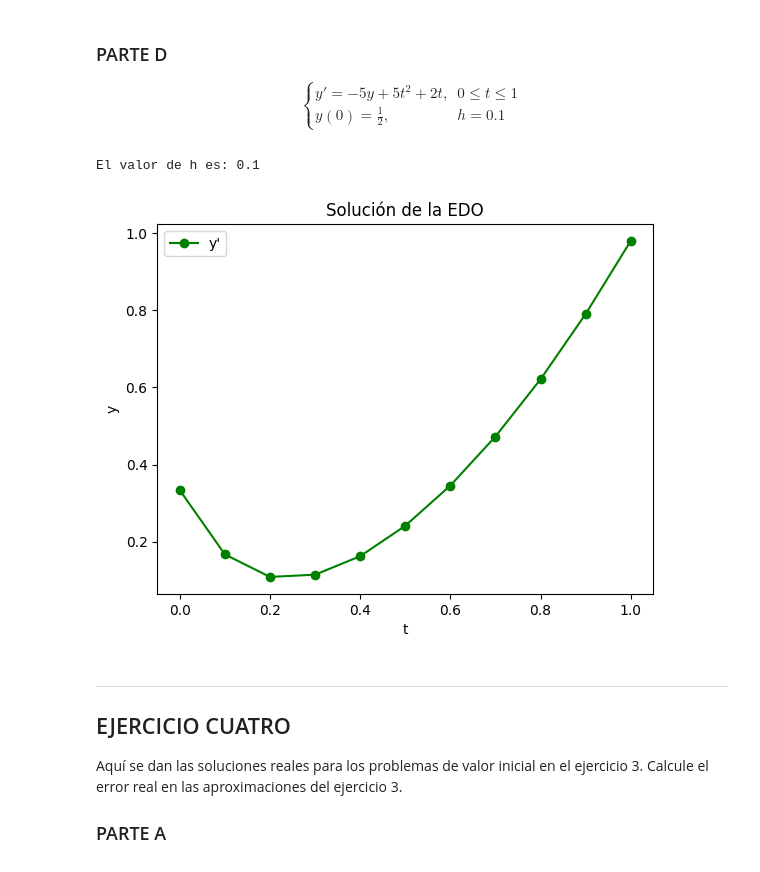
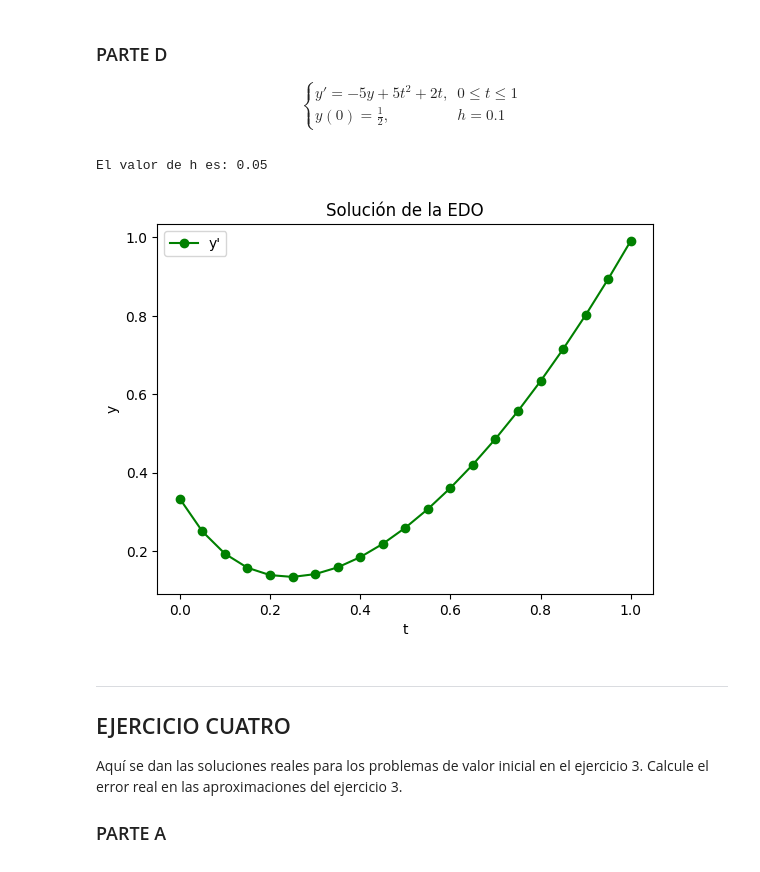
Before and after one commit to ImYasid/METODOS_NUMERICOS, a Jupyter notebook: [TAREAS]/[TAREA 12]/[Tarea 12] Ejercicios Unidad 05-A ODE método de Euler.ipynb, the cells around one changed output. Drawn from its saved outputs; the diff is of its cells as text; code cells hidden in the pictures.

```diff
--- a/[TAREAS]/[TAREA 12]/[Tarea 12] Ejercicios Unidad 05-A ODE método de Euler.ipynb
+++ b/[TAREAS]/[TAREA 12]/[Tarea 12] Ejercicios Unidad 05-A ODE método de Euler.ipynb
@@ -101,6 +10,0 @@ $$
-# %%
-def y(t):
-    return 1/5*t*math.exp(3*t) - 1/25*t*math.exp(3*t) + 1/25*t*math.exp(-2*t)
-
-errorReal = np.mean([abs(y(t) - y_aprox) / abs(y(t)) for y_aprox, t in zip(ys1a, ts1a)])
-print(f"El error real es: {errorReal}")
@@ -114,6 +10,0 @@ $$
-# %%
-def y(t):
-    return t + 1/(1 - t)
-
-errorReal = np.mean([abs(y(t) - y_aprox) / abs(y(t)) for y_aprox, t in zip(ys1b, ts1b)])
-print(f"El error real es: {errorReal}")
@@ -127,6 +10,0 @@ $$
-# %%
-def y(t):
-    return t * math.log(t) + 2*t
-
-errorReal = np.mean([abs(y(t) - y_aprox) / abs(y(t)) for y_aprox, t in zip(ys1c, ts1c)])
-print(f"El error real es: {errorReal}")
@@ -140,6 +10,0 @@ $$
-# %%
-def y(t):
-    return 1/2*math.sin(2*t) - 1/3*math.cos(3*t) + 4/3
-
-errorReal = np.mean([abs(y(t) - y_aprox) / abs(y(t)) for y_aprox, t in zip(ys1d, ts1d)])
-print(f"El error real es: {errorReal}")
@@ -217,14 +80,14 @@ $$
 # %%
 y_der = lambda t, y: -5*y + 5*t**2 + 2*t
 y_init = 1/3
 
-ys2d, ts2d, h = ODE_euler(a = 0, b = 1, f = y_der, y_t0 = y_init, N = 10)
+ys2d, ts2d, h = ODE_euler(a = 0, b = 1, f = y_der, y_t0 = y_init, N = 20)
 
 print(f"El valor de h es: {h}")
 graphics(ts2d, ys2d)
 # %% [output]
-El valor de h es: 0.1
+El valor de h es: 0.05
-[figure, old version]
+[figure, new version]
 # %% [markdown]
 ___
 ## EJERCICIO CUATRO
```
Also changed, not shown: parts of 35 cells of this notebook, 2 other files.
